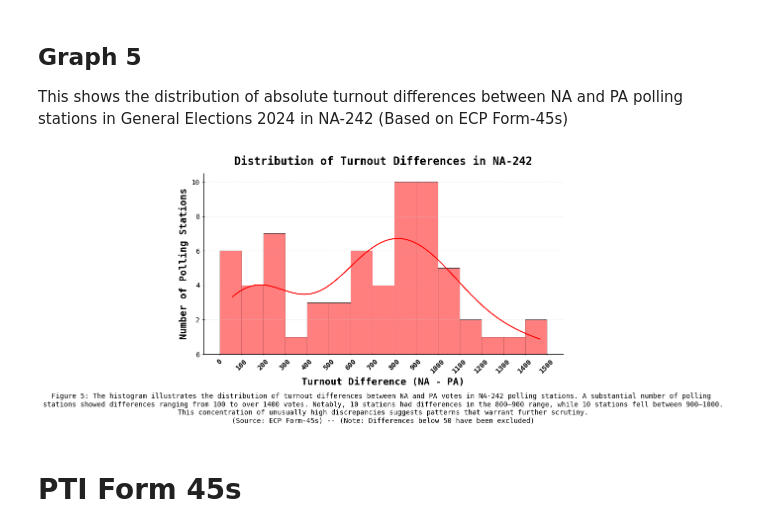
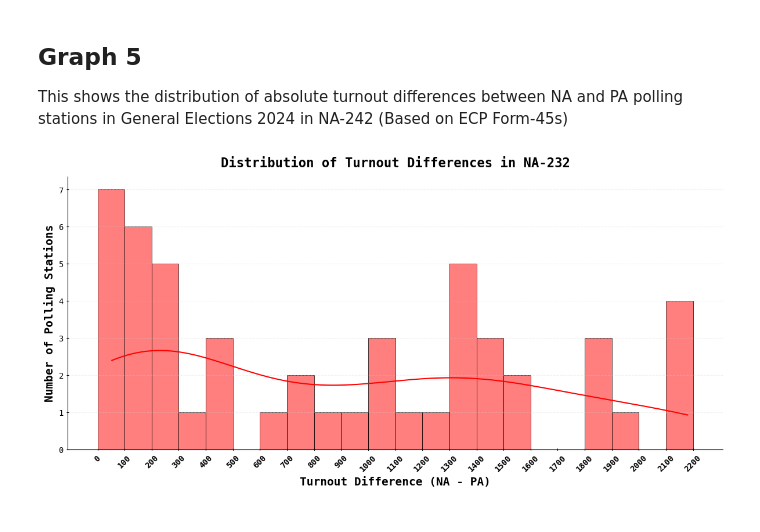
Before and after one commit to Aamil-Khan-Mahar/Karachi-NA, a Jupyter notebook: NA232/NA232.ipynb, the cells around one changed output. Cells and saved outputs as stored; diff of their text form; code cells hidden in the pictures.

```diff
--- a/NA232/NA232.ipynb
+++ b/NA232/NA232.ipynb
@@ -288,44 +288,44 @@ plt.show()
 ## **Graph 5**
 This shows the distribution of absolute turnout differences between NA and PA polling stations in General Elections 2024 in NA-242 (Based on ECP Form-45s)
 # %%
-data_242_discrepency = data_242[['TURNOUT_DIFFERENCE']].copy()
-data_242_discrepency = data_242_discrepency[abs(data_242_discrepency['TURNOUT_DIFFERENCE']) >= 50]
+data_232_discrepency = data_232[['TURNOUT_DIFFERENCE']].copy()
+data_232_discrepency['TURNOUT_DIFFERENCE'] = pd.to_numeric(data_232_discrepency['TURNOUT_DIFFERENCE'], errors='coerce')
+data_232_discrepency = data_232_discrepency.dropna()
+data_232_discrepency = data_232_discrepency[abs(data_232_discrepency['TURNOUT_DIFFERENCE'].astype(int)) >= 50]
 
-min_diff = (data_242_discrepency['TURNOUT_DIFFERENCE'].min() // 100) * 100
-max_diff = (data_242_discrepency['TURNOUT_DIFFERENCE'].max() // 100 + 1) * 100
+min_diff = (data_232_discrepency['TURNOUT_DIFFERENCE'].min() // 100) * 100
+max_diff = (data_232_discrepency['TURNOUT_DIFFERENCE'].max() // 100 + 1) * 100
 bin_edges = np.arange(min_diff, max_diff + 100, 100)
 
 plt.figure(figsize=(12, 6))
 sns.histplot(
-    data=data_242_discrepency,
+    data=data_232_discrepency,
     x='TURNOUT_DIFFERENCE',
     bins=bin_edges,
     kde=True,
     color='red',
     edgecolor='black',
     linewidth=0.5
 )
 plt.xlabel('Turnout Difference (NA - PA)', fontsize=14, fontweight='bold')
 plt.ylabel('Number of Polling Stations', fontsize=14, fontweight='bold')
-plt.title('Distribution of Turnout Differences in NA-242', fontsize=16, fontweight='bold', pad=12)
+plt.title('Distribution of Turnout Differences in NA-232', fontsize=16, fontweight='bold', pad=12)
 plt.xticks(bin_edges, fontsize=10, fontweight='semibold', rotation=45)
 plt.yticks(fontsize=10)
 plt.grid(axis='y', linestyle='--', alpha=0.3)
-plt.text(
-    0.5, -0.3,
-    'Figure 5: The histogram illustrates the distribution of turnout differences between NA and PA votes in NA-242 polling stations. A substantial number of polling \n'
-    'stations showed differences ranging from 100 to over 1400 votes. Notably, 10 stations had differences in the 800–900 range, while 10 stations fell between 900–1000.\n'
-    'This concentration of unusually high discrepancies suggests patterns that warrant further scrutiny.\n(Source: ECP Form-45s) -- (Note: Differences below 50 have been excluded)',
-    fontsize=10,
-    ha='center',
-    va='center',
-    transform=plt.gca().transAxes,
-    wrap=False
-)
+# plt.text(
+#     0.5, -0.3,
+#     'Figure 5: The histogram illustrates the distribution of turnout differences between NA and PA votes in NA-232 polling stations. A substantial number of polling \n'
+#     'stations showed differences ranging from 100 to over 1400 votes. Notably, 10 stations had differences in the 800–900 range, while 10 stations fell between 900–1000.\n'
+#     'This concentration of unusually high discrepancies suggests patterns that warrant further scrutiny.\n(Source: ECP Form-45s) -- (Note: Differences below 50 have been excluded)',
+#     fontsize=10,
+#     ha='center',
+#     va='center',
+#     transform=plt.gca().transAxes,
+#     wrap=False
+# )
 plt.tight_layout()
 plt.savefig('./Graphs/Figure_5.png', dpi=600, bbox_inches='tight')
 plt.show()
 # %% [output]
-[figure, old version]
+[figure, new version]
-# %% [markdown]
-# **PTI Form 45s**
```
Also changed, not shown: parts of 9 cells of this notebook, 9 other files.
